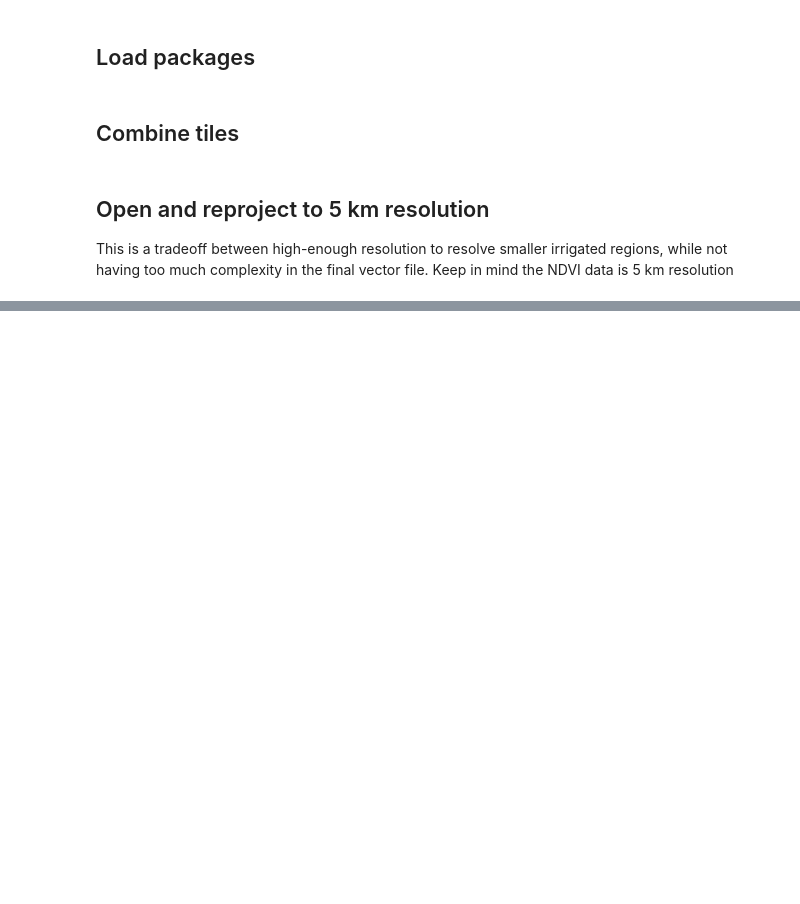
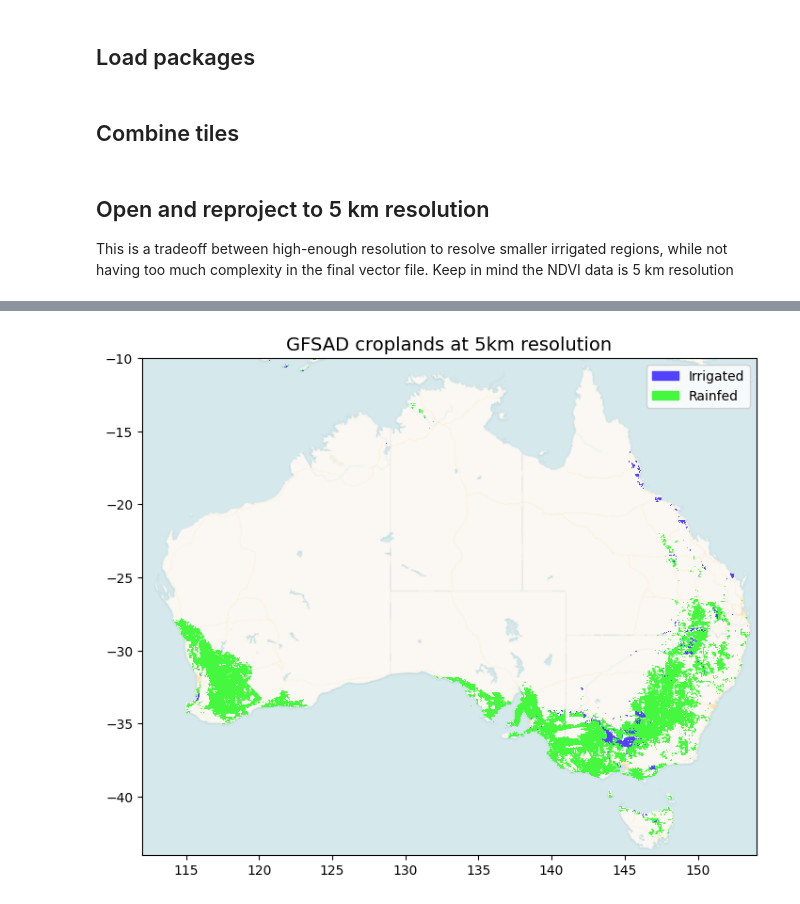
Before and after one commit to cbur24/Aus_phenology, a Jupyter notebook: notebooks/X_Cropland_GFSAD.ipynb, the cells around one changed output, grey strips where cells are left out. Cells and saved outputs as stored; diff of their text form; code cells hidden in the pictures; blank space fills up the shorter version.

```diff
--- a/notebooks/X_Cropland_GFSAD.ipynb
+++ b/notebooks/X_Cropland_GFSAD.ipynb
@@ -66,0 +80,23 @@ ds.odc.explore(
+# %%
+fig,ax=plt.subplots(1,1, figsize=(7,6), sharey=True, sharex=True, layout='constrained')
+
+names=['Rainfed', 'Irrigated']
+names.sort()
+colors = distinctipy.get_colors(len(names), pastel_factor=0.3)
+legend_elements = [Patch(facecolor=c, edgecolor=c,label=n) for c,n in zip(colors,names)]
+
+
+im= ds.where(ds>1).plot(ax=ax,cmap=LinearSegmentedColormap.from_list(
+        'ecoregions', colors, N=len(names)), add_colorbar=False, add_labels=False)
+ctx.add_basemap(ax, source=ctx.providers.CartoDB.VoyagerNoLabels, crs='EPSG:4326', attribution='', attribution_size=1)
+# cbar = plt.colorbar(im, shrink=0.75, orientation='vertical')
+# cbar.ax.set_title('NDVI', fontsize=10)
+ax.set_title('GFSAD croplands at 5km resolution', fontsize=14);
+
+# # Create the figure
+# fig, ax = plt.subplots()
+# ax.axis(False)
+ax.legend(handles=legend_elements, loc="best", fontsize=10, ncol=1);
+fig.savefig('/g/data/os22/chad_tmp/Aus_phenology/results/figs/GFSAD_croplands.png', bbox_inches='tight', dpi=300)
+# %% [output]
+[figure, added]
```
Also changed, not shown: parts of 6 cells of this notebook, 5 other files.
